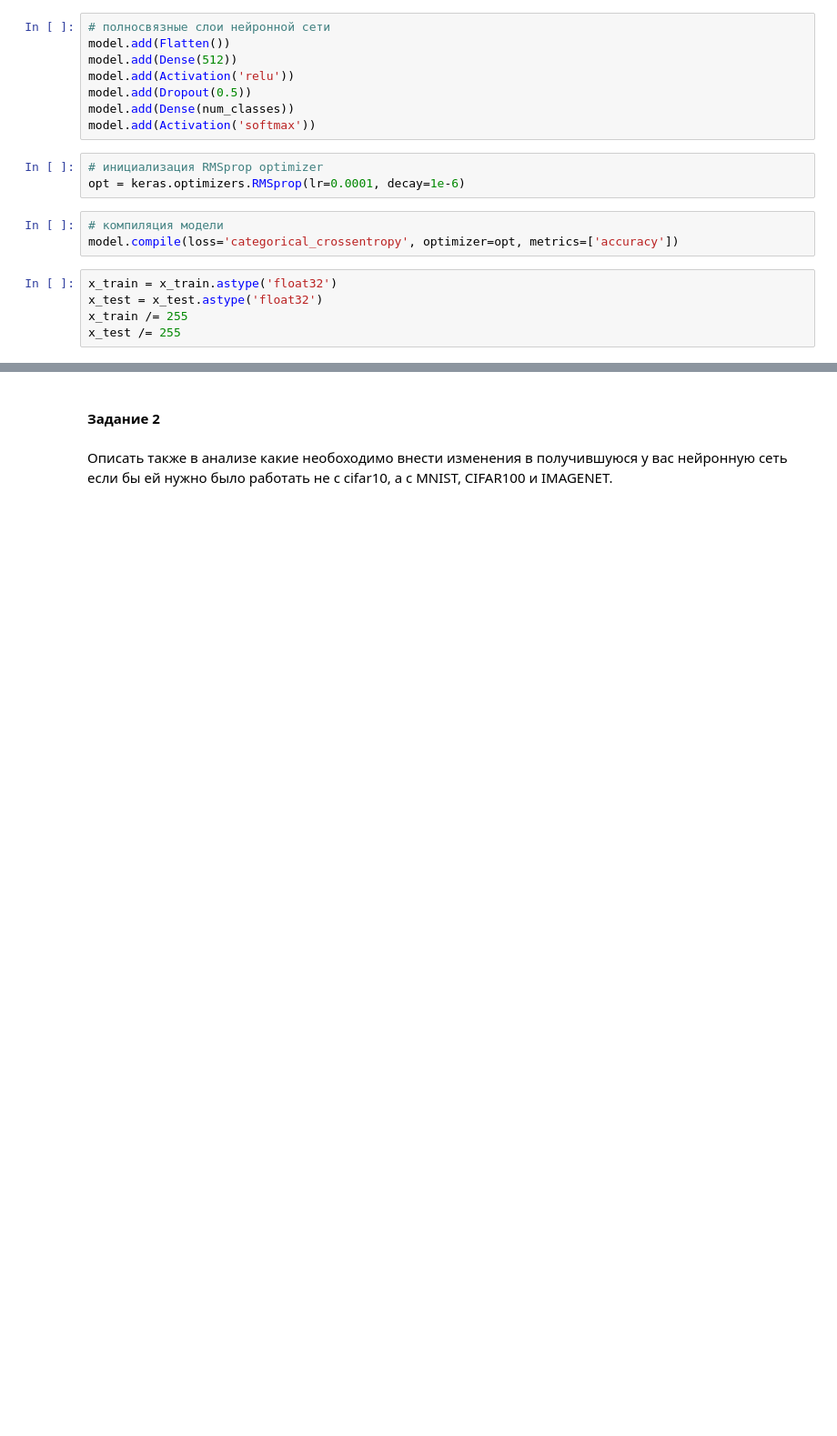
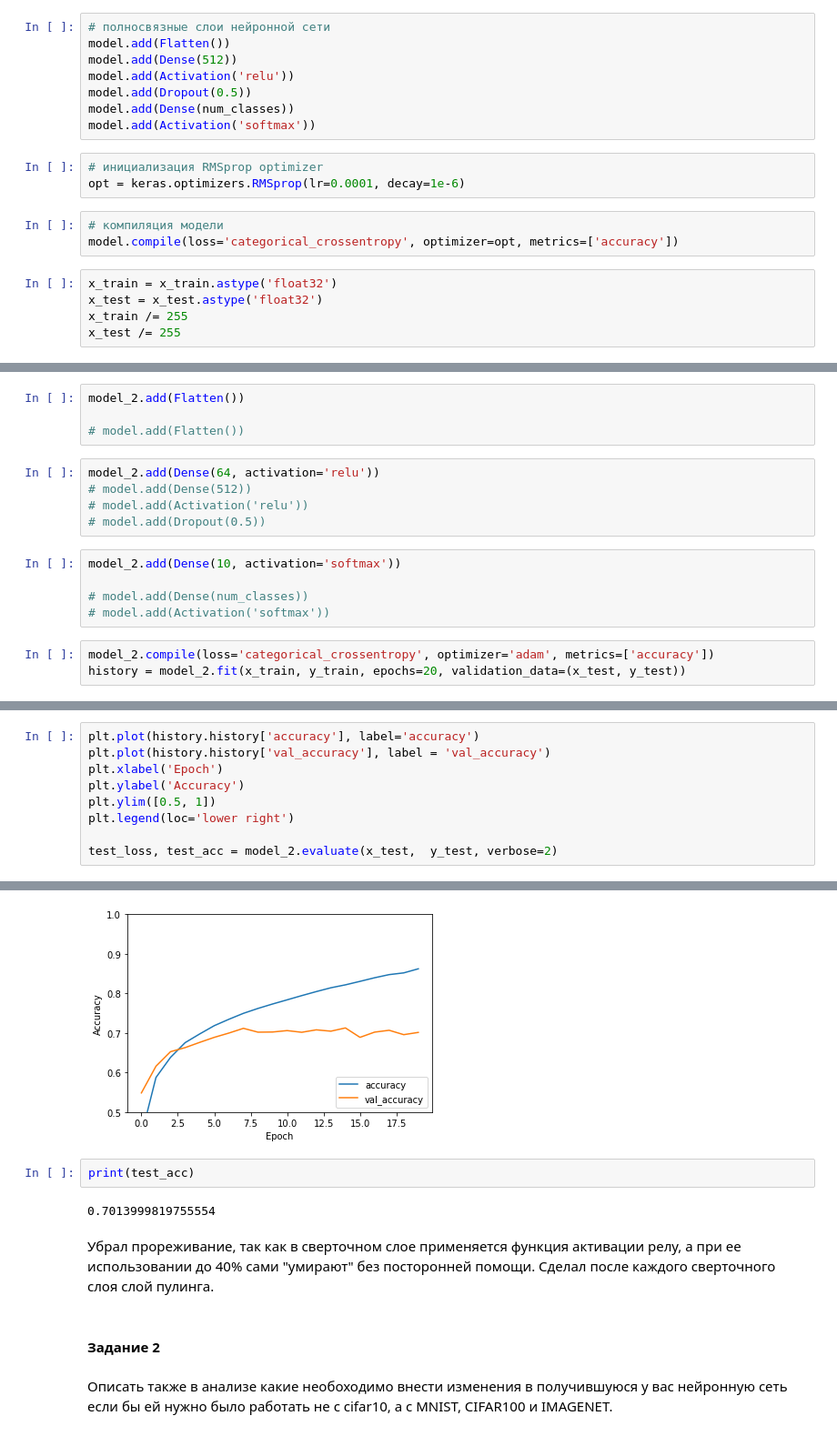
Before and after one commit to superbe/IntroductionNeuralNetworks, a Jupyter notebook: Lesson 4.ipynb, the cells around one changed output, grey strips where cells are left out. Shown at 91% size. Cells and saved outputs as stored; diff of their text form; blank space fills up the shorter version.

```diff
--- a/Lesson 4.ipynb
+++ b/Lesson 4.ipynb
@@ -138,0 +204,17 @@ print('Test accuracy:', scores[1])
+# %%
+model_2.add(Flatten())
+
+# model.add(Flatten())
+# %%
+model_2.add(Dense(64, activation='relu'))
+# model.add(Dense(512))
+# model.add(Activation('relu'))
+# model.add(Dropout(0.5))
+# %%
+model_2.add(Dense(10, activation='softmax'))
+
+# model.add(Dense(num_classes))
+# model.add(Activation('softmax'))
+# %%
+model_2.compile(loss='categorical_crossentropy', optimizer='adam', metrics=['accuracy'])
+history = model_2.fit(x_train, y_train, epochs=20, validation_data=(x_test, y_test))
@@ -138,0 +239,10 @@ print('Test accuracy:', scores[1])
+# %%
+plt.plot(history.history['accuracy'], label='accuracy')
+plt.plot(history.history['val_accuracy'], label = 'val_accuracy')
+plt.xlabel('Epoch')
+plt.ylabel('Accuracy')
+plt.ylim([0.5, 1])
+plt.legend(loc='lower right')
+
+test_loss, test_acc = model_2.evaluate(x_test,  y_test, verbose=2)
+# %% [output]
@@ -139,3 +250,10 @@ print('Test accuracy:', scores[1])
+[figure, added]
+# %%
+print(test_acc)
+# %% [output]
+0.7013999819755554
+# %% [markdown]
+Убрал прореживание, так как в сверточном слое применяется функция активации релу, а при ее использовании до 40% сами "умирают" без посторонней помощи. Сделал после каждого сверточного слоя слой пулинга.
 # %% [markdown]
 #### Задание 2
 # %% [markdown]
```
Also changed, not shown: parts of 23 cells of this notebook.
